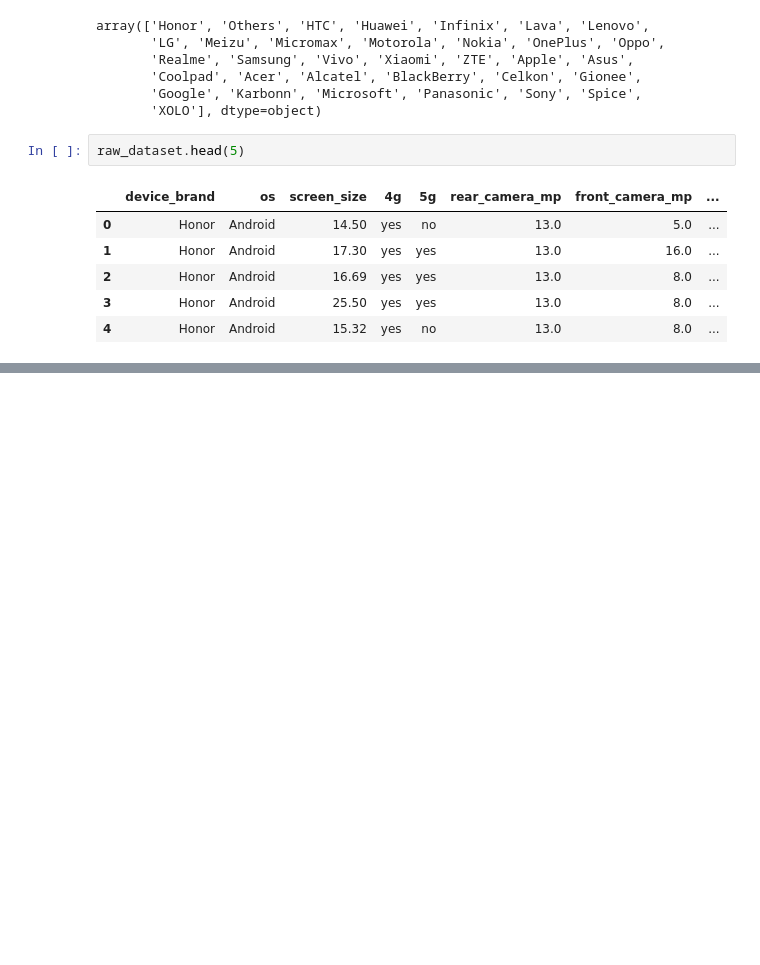
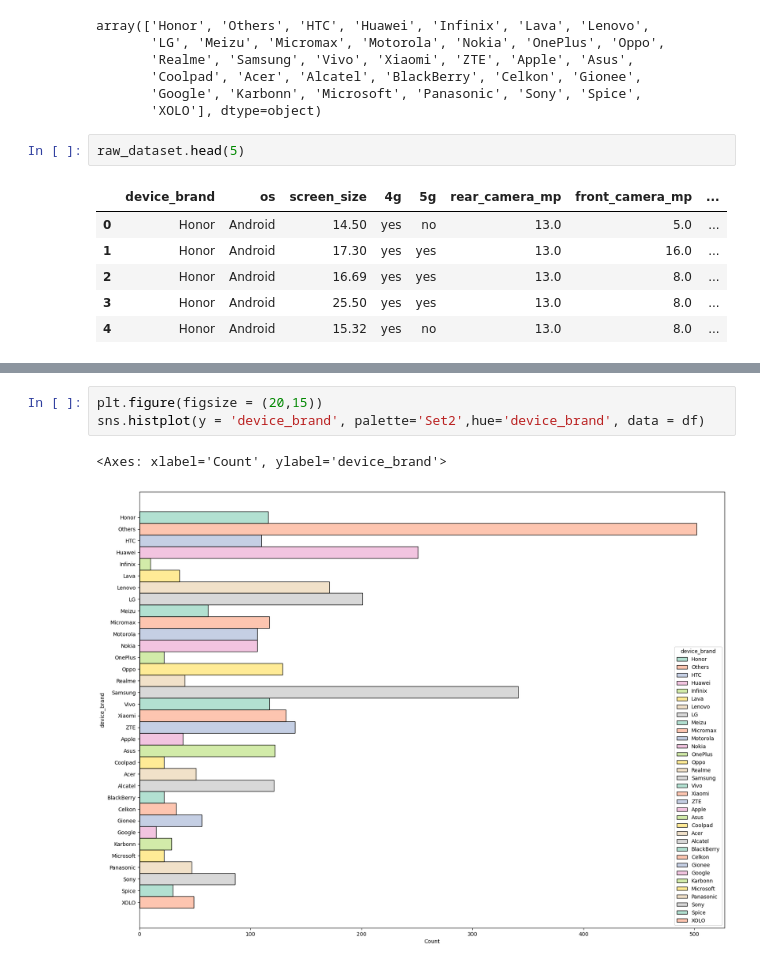
Before and after one commit to JackWang0318/ECE143_Team3_proj, a Jupyter notebook: Dataset_EDA.ipynb, the cells around one changed output, grey strips where cells are left out. Saved outputs shown, nothing was run; the diff lists cells and outputs as text; blank space fills up the shorter version.

```diff
--- a/Dataset_EDA.ipynb
+++ b/Dataset_EDA.ipynb
@@ -132,0 +193,6 @@ raw_dataset.head(5)
+# %%
+plt.figure(figsize = (20,15))
+sns.histplot(y = 'device_brand', palette='Set2',hue='device_brand', data = df)
+# %% [output]
+<Axes: xlabel='Count', ylabel='device_brand'>
+[figure, added]
```
Also changed, not shown: parts of 13 cells of this notebook.
